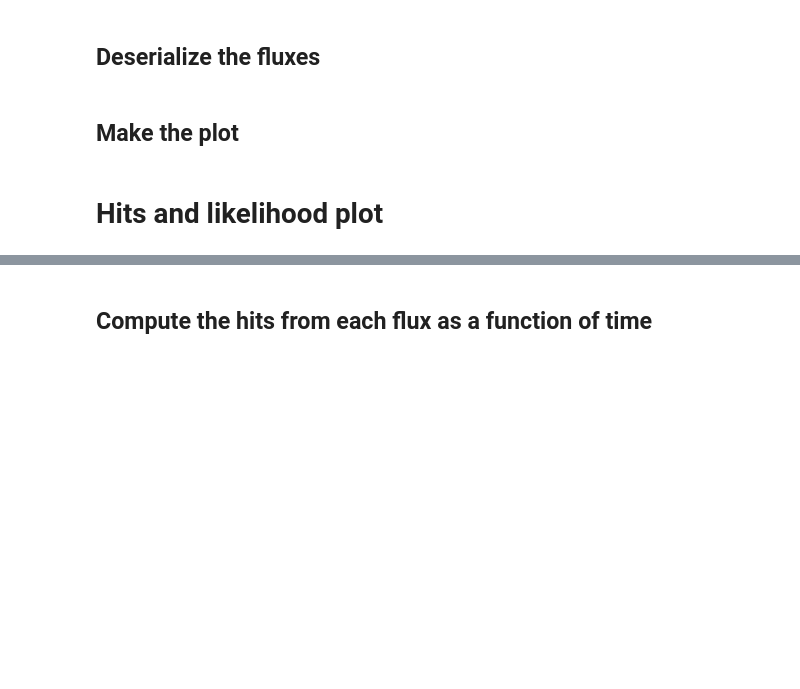
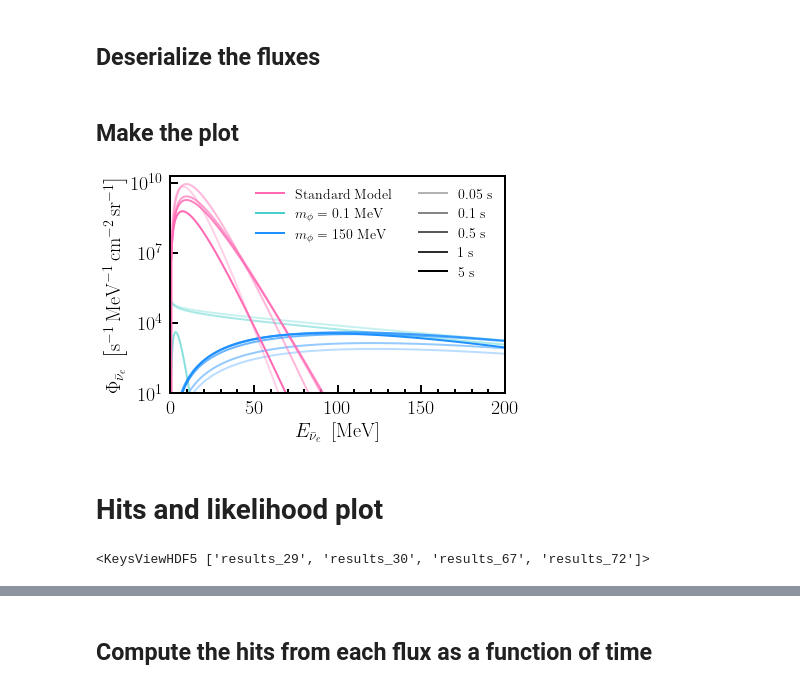
Before and after one commit to jlazar17/NuTel_SNe_BSM, a Jupyter notebook: examples/paper_plots.ipynb, the cells around one changed output, grey strips where cells are left out. Saved outputs shown, nothing was run; the diff lists cells and outputs as text; code cells hidden in the pictures; blank space fills up the shorter version.

```diff
--- a/examples/paper_plots.ipynb
+++ b/examples/paper_plots.ipynb
@@ -28,9 +26,12 @@ from sne_bsm.likelihood import find_significance_matrix
 # %%
-SM_SERIALIZE_FILE = "./data/serialized_sm_flux.h5"
-BSM_SERIALIZE_FILE = "./data/serialized_majoran_fluxes.h5"
+SM_SERIALIZE_FILE = "../resources/serialized_fluxes/serialized_sm_flux.h5"
+BSM_SERIALIZE_FILE = "../resources/serialized_fluxes/serialized_majoron_fluxes.h5"
 
-MODEL1 = "dphi-dEdt-1MeV-gn10dot2-100s-nf"
-MODEL2 = "dphi-dEdt-200MeV-gn11dot8-100s-nf"
+TS_FILE = "../resources/ts_time_series.h5"
+TRIALS_FILE = "../resources/majoron_trials.h5"
+
+MODEL1 = "dphi-dEdt-0d1MeV-gn9dot25-100s-nf"
+MODEL2 = "dphi-dEdt-150MeV-gn11dot6-100s-nf"
 
 MODELS = [
     MODEL1,
@@ -45,11 +46,11 @@ COLORS = [
 ]
 
 LABELS = [
-    r"$m_{\phi}=1~\mathrm{MeV}$",
-    r"$m_{\phi}=200~\mathrm{MeV}$",
+    r"$m_{\phi}=0.1~\mathrm{MeV}$",
+    r"$m_{\phi}=150~\mathrm{MeV}$",
 ]
 
-RESULTS_FILE = "./data/results.h5"
+RESULTS_FILE = "../resources/majoron_results.h5"
 # %% [markdown]
 # Flux plot
 # %% [markdown]
@@ -76,8 +76,9 @@ alphamax = 1.0
 
 handles = [
     Line2D([], [], color=COLORS[-1], label=r"Standard Model"),
-    Line2D([], [], color=COLORS[0], label=r"$m_{\phi}=1~\mathrm{MeV}$"),
-    Line2D([], [], color=COLORS[1], label=r"$m_{\phi}=200~\mathrm{MeV}$"),
+    Line2D([], [], color=COLORS[0], label=r"$m_{\phi}=0.1~\mathrm{MeV}$"),
+    # Line2D([], [], color=COLORS[1], label=r"$m_{\phi}=10~\mathrm{MeV}$"),
+    Line2D([], [], color=COLORS[1], label=r"$m_{\phi}=150~\mathrm{MeV}$"),
     Line2D([], [], alpha=0.0),
     Line2D([], [], alpha=0.0),
     Line2D([], [], color="k", alpha=0/4*(alphamax - alphamin) + alphamin, label=r"$\mathrm{0.05}~\mathrm{s}$"),
@@ -101,32 +102,35 @@ for idx, t in enumerate(ts):
     if t > 8 * units.second:
         continue
 
     plt.plot(
         es / units.MeV,
         sm_flux.get_flux(t, es, 1) * units.second * units.MeV,
         color=to_rgb(COLORS[-1]) + (alpha,)
     )
 
 
 plt.ylabel(
     r"$\Phi_{\bar{\nu}_{e}}~\left[\mathrm{s}^{-1}\,\mathrm{MeV}^{-1}\,\mathrm{cm}^{-2}\,\mathrm{sr}^{-1}\right]$",
+    # r"$\frac{\mathrm{d}N_{\bar{\nu}_{e}}}{\mathrm{d}t\mathrm{d}E}~\left[\mathrm{s}^{-1}\,\mathrm{MeV}^{-1}\,\mathrm{cm}^{-2}\right]$",
     fontsize=20
 )
 plt.xlabel(
     r"$E_{\bar{\nu}_{e}}~\left[\mathrm{MeV}\right]$"
 )
 plt.ylim(1e1, 2e10)
 plt.xlim(es.min() / units.MeV, es.max() / units.MeV)
 plt.semilogy()
 plt.legend(
     handles=handles,
     ncol=2,
     fontsize=14,
     framealpha=0.0,
     loc=1,
     # bbox_to_anchor=(1, 1.075)
 )
 plt.savefig("../figures/majoran_fluxes.pdf")
 plt.show()
+# %% [output]
+[figure, added]
 # %% [markdown]
 # Hits and likelihood plot
@@ -132,0 +144,5 @@ plt.show()
+# %%
+with h5.File(TRIALS_FILE) as h5f:
+    print(h5f.keys())
+# %% [output]
+<KeysViewHDF5 ['results_29', 'results_30', 'results_67', 'results_72']>
```
Also changed, not shown: parts of 12 cells of this notebook.
